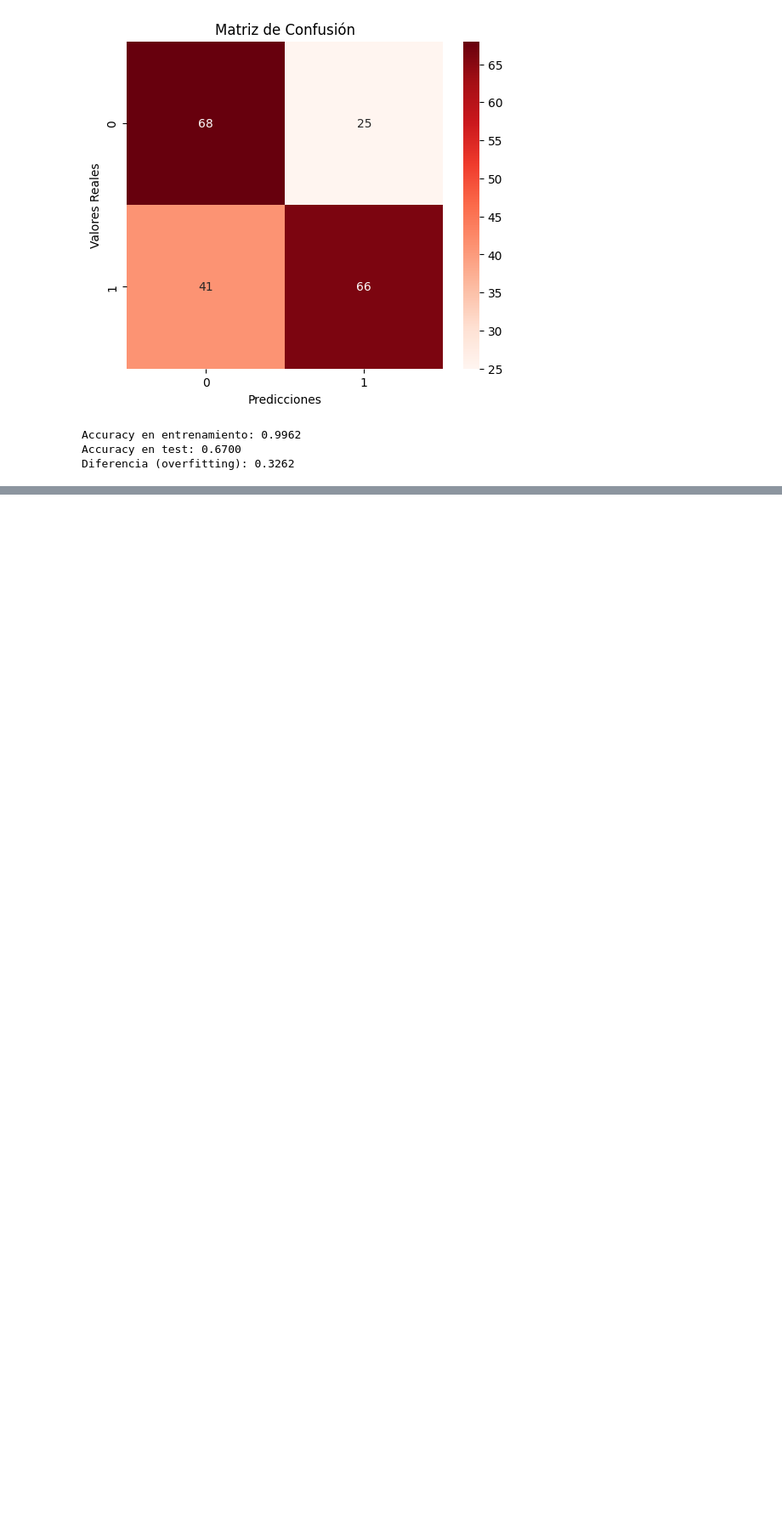
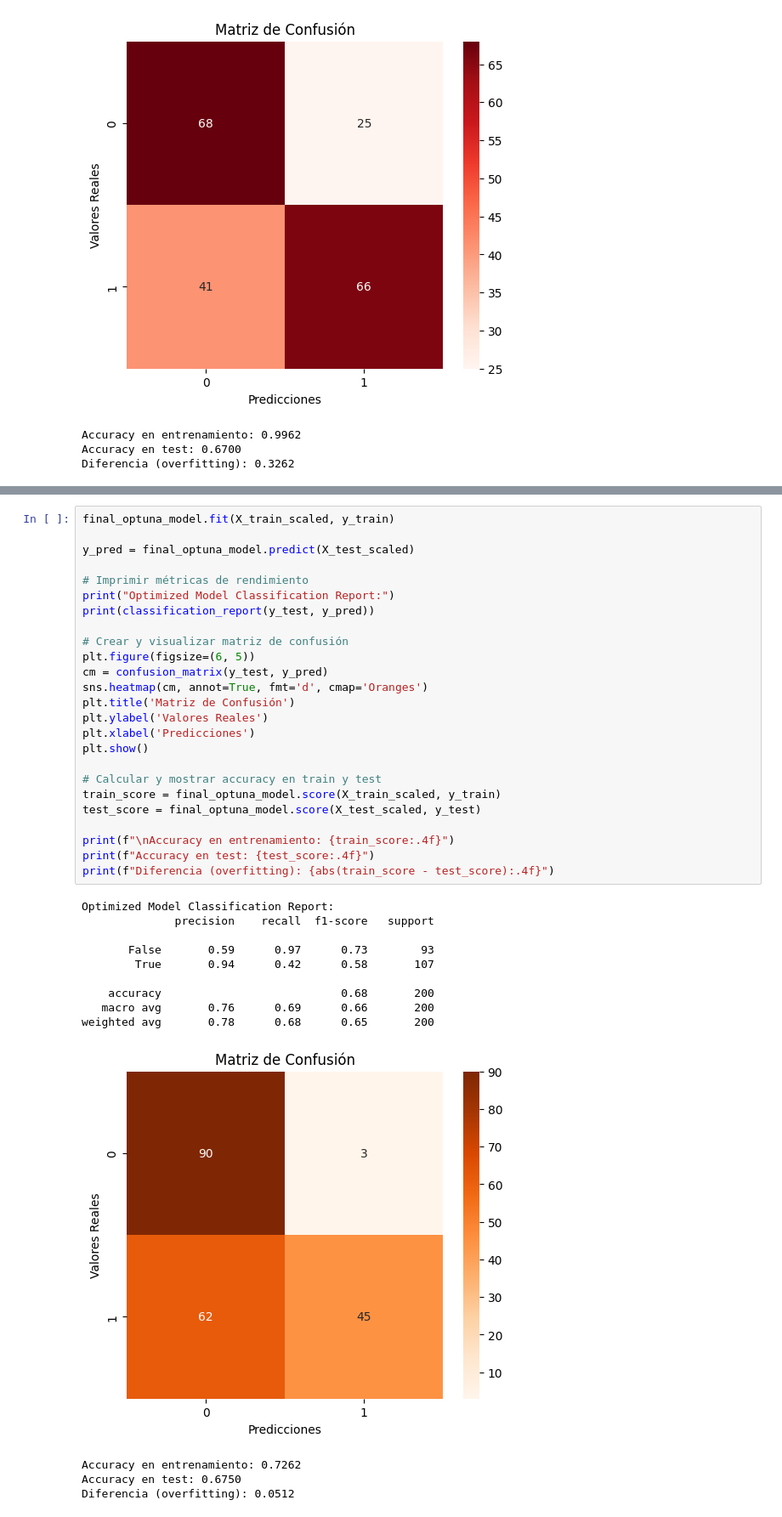
Before and after one commit to AI-School-F5-P3/youToxic_NLP_equipo14, a Jupyter notebook: ML_classifier_LREG_aitor.ipynb, the cells around one changed output, grey strips where cells are left out. Shown: that part at 85% size. Saved outputs shown, nothing was run; the diff lists cells and outputs as text; blank space fills up the shorter version.

Commit message:
feat: optuna optimized model in ML_classifier_LREG_aitor.ipynb

```diff
--- a/ML_classifier_LREG_aitor.ipynb
+++ b/ML_classifier_LREG_aitor.ipynb
@@ -102,0 +195,39 @@ Diferencia (overfitting): 0.3262
+# %%
+final_optuna_model.fit(X_train_scaled, y_train)
+
+y_pred = final_optuna_model.predict(X_test_scaled)
+
+# Imprimir métricas de rendimiento
+print("Optimized Model Classification Report:")
+print(classification_report(y_test, y_pred))
+
+# Crear y visualizar matriz de confusión
+plt.figure(figsize=(6, 5))
+cm = confusion_matrix(y_test, y_pred)
+sns.heatmap(cm, annot=True, fmt='d', cmap='Oranges')
+plt.title('Matriz de Confusión')
+plt.ylabel('Valores Reales')
+plt.xlabel('Predicciones')
+plt.show()
+
+# Calcular y mostrar accuracy en train y test
+train_score = final_optuna_model.score(X_train_scaled, y_train)
+test_score = final_optuna_model.score(X_test_scaled, y_test)
+
+print(f"\nAccuracy en entrenamiento: {train_score:.4f}")
+print(f"Accuracy en test: {test_score:.4f}")
+print(f"Diferencia (overfitting): {abs(train_score - test_score):.4f}")
+# %% [output]
+Optimized Model Classification Report:
+              precision    recall  f1-score   support
+
+       False       0.59      0.97      0.73        93
+        True       0.94      0.42      0.58       107
+
+    accuracy                           0.68       200
+   macro avg       0.76      0.69      0.66       200
+weighted avg       0.78      0.68      0.65       200
+[figure, added]
+Accuracy en entrenamiento: 0.7262
+Accuracy en test: 0.6750
+Diferencia (overfitting): 0.0512
```
Also changed, not shown: parts of 5 cells of this notebook.
